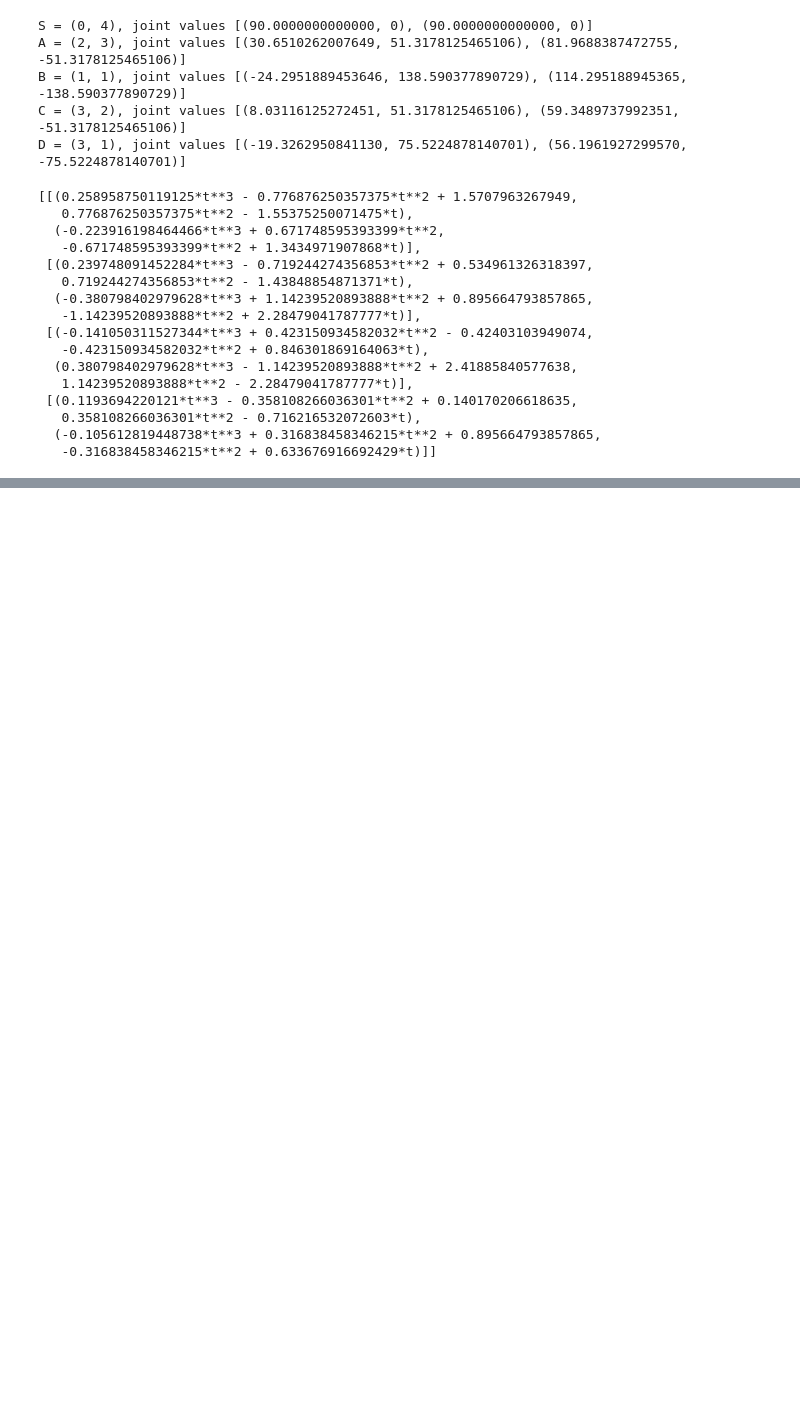
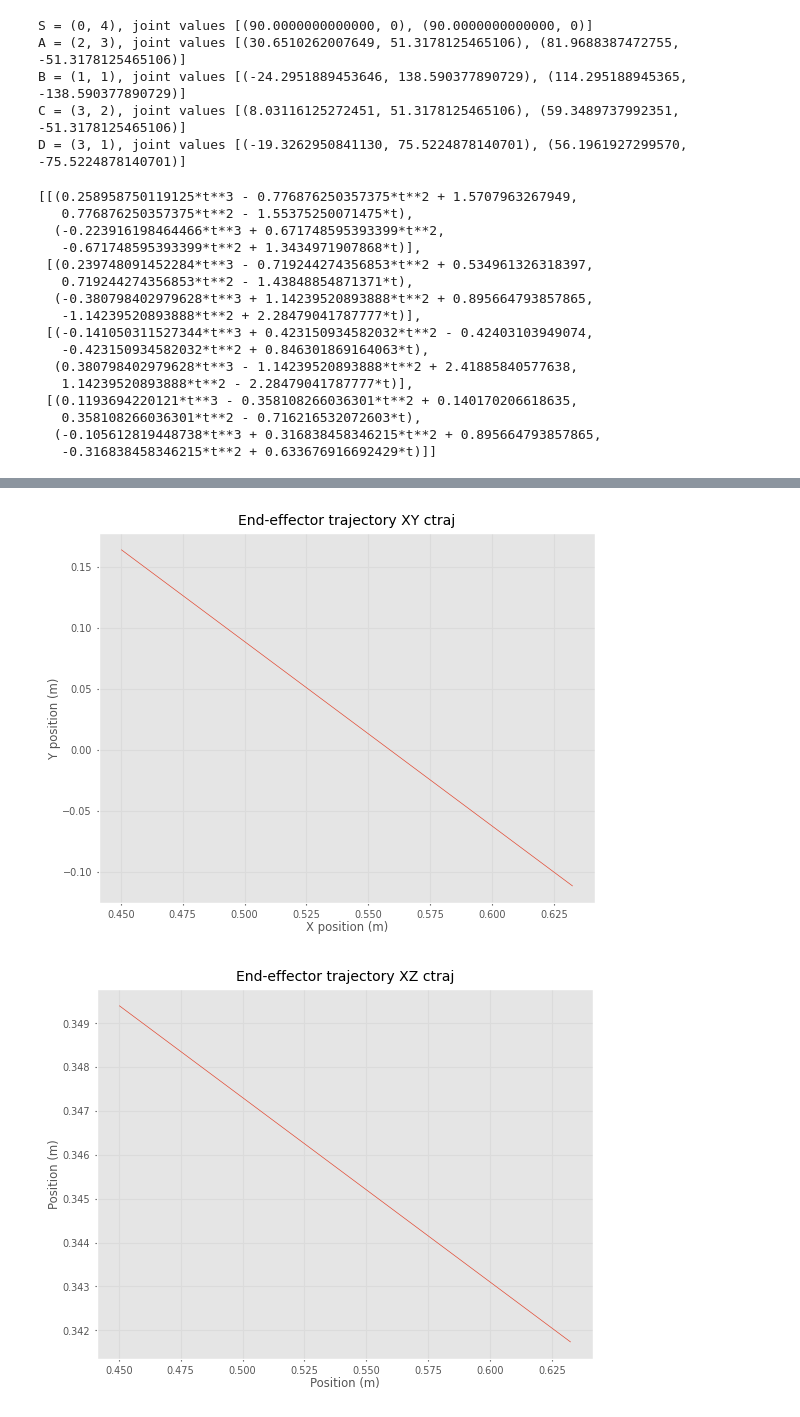
Before and after one commit to ludde127/Kinematics-Exercises, a Jupyter notebook: excersises.ipynb, the cells around one changed output, grey strips where cells are left out. Drawn from its saved outputs; the diff is of its cells as text; code cells hidden in the pictures; blank space fills up the shorter version.

```diff
--- a/excersises.ipynb
+++ b/excersises.ipynb
@@ -495,0 +611,24 @@ plt.show()
+# %%
+# Now linear motion
+linear = rtb.ctraj(robot.fkine(start), robot.fkine(end), 100)
+points = [p.t for p in linear]
+
+plt.plot([p[0] for p in points], [p[1] for p in points], label="XY plane")
+plt.title("End-effector trajectory XY ctraj")
+plt.xlabel("X position (m)")
+plt.ylabel("Y position (m)")
+plt.show()
+plt.plot([p[0] for p in points], [p[2] for p in points], label="XZ plane")
+plt.title("End-effector trajectory XZ ctraj")
+plt.xlabel("Position (m)")
+plt.ylabel("Position (m)")
+plt.show()
+plt.plot([p[1] for p in points], [p[2] for p in points], label="YZ plane")
+plt.title("End-effector trajectory YZ ctraj")
+plt.xlabel("Position (m)")
+plt.ylabel("Position (m)")
+plt.grid()
+plt.show()
+# %% [output]
+[figure, added]
+[figure, added]
```
Also changed, not shown: parts of 17 cells of this notebook, 1 other file.
